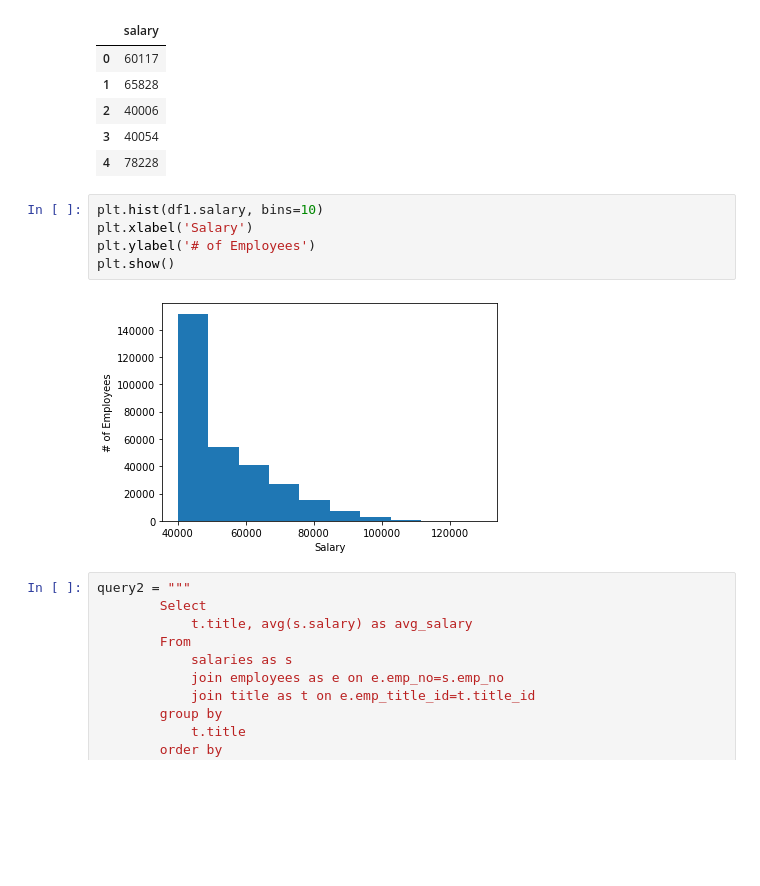
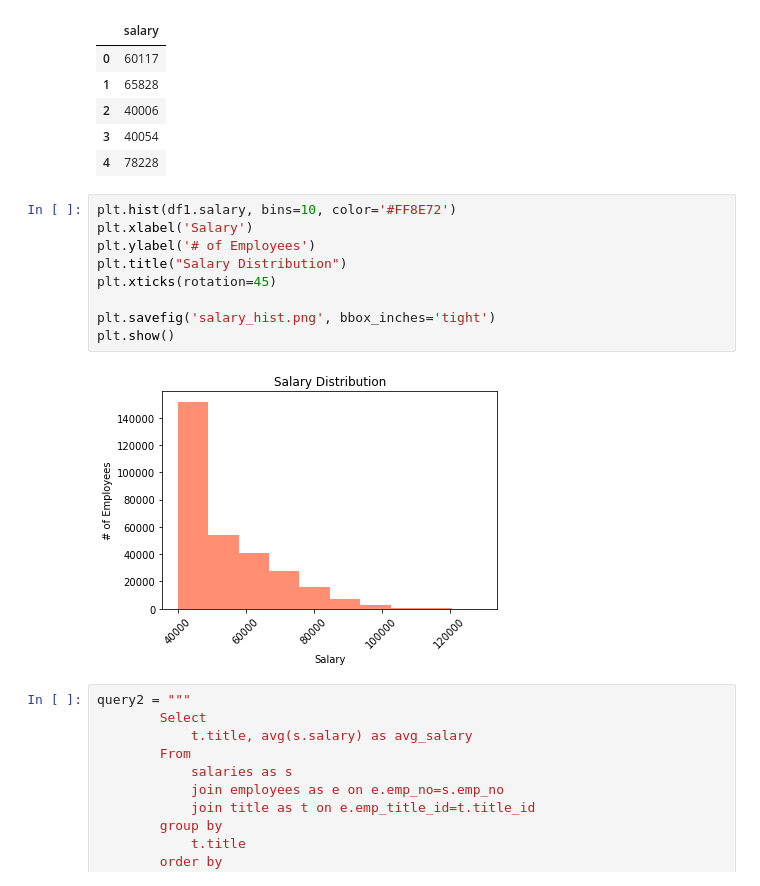
Before and after one commit to CodyGunter/smu-data-12-19-21-homework, a Jupyter notebook: 09_SQL/SQL_HW.ipynb, the cells around one changed output. Cells and saved outputs as stored; diff of their text form; blank space fills up the shorter version.

```diff
--- a/09_SQL/SQL_HW.ipynb
+++ b/09_SQL/SQL_HW.ipynb
@@ -190,12 +190,16 @@ df1.head()
 | 3 | 40054 |
 | 4 | 78228 |
 # %%
-plt.hist(df1.salary, bins=10)
+plt.hist(df1.salary, bins=10, color='#FF8E72')
 plt.xlabel('Salary')
 plt.ylabel('# of Employees')
+plt.title("Salary Distribution")
+plt.xticks(rotation=45)
+
+plt.savefig('salary_hist.png', bbox_inches='tight')
 plt.show()
 # %% [output]
-[figure, old version]
+[figure, new version]
 # %%
 query2 = """
         Select
```
Also changed, not shown: parts of 1 cell of this notebook, 6 other files.
